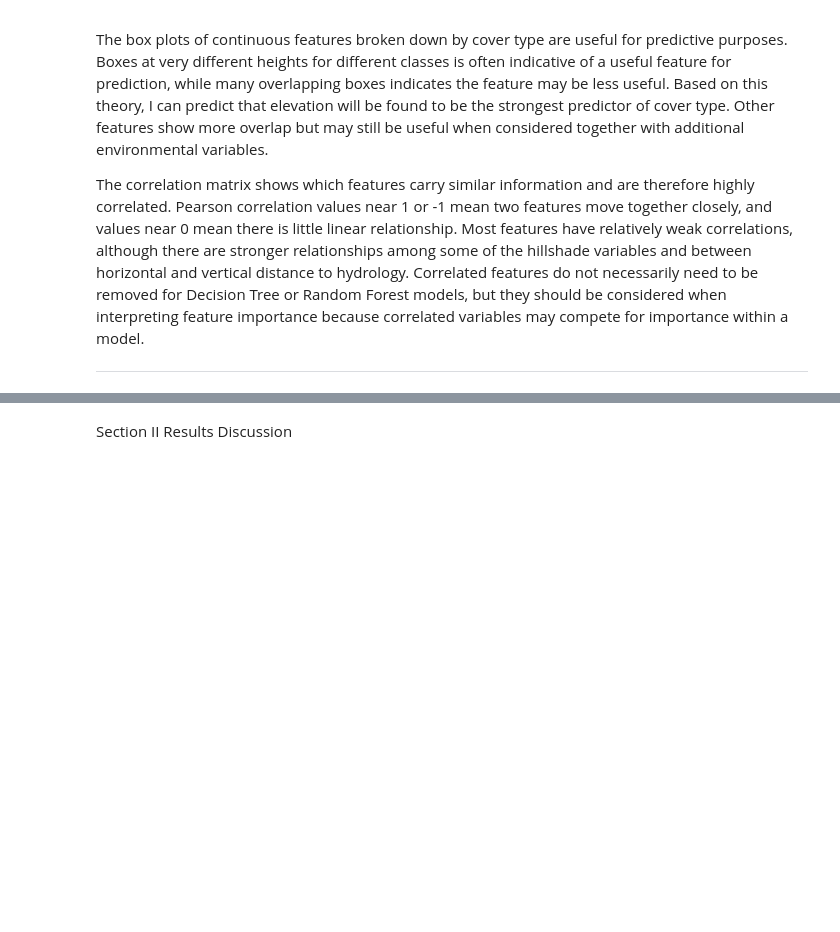
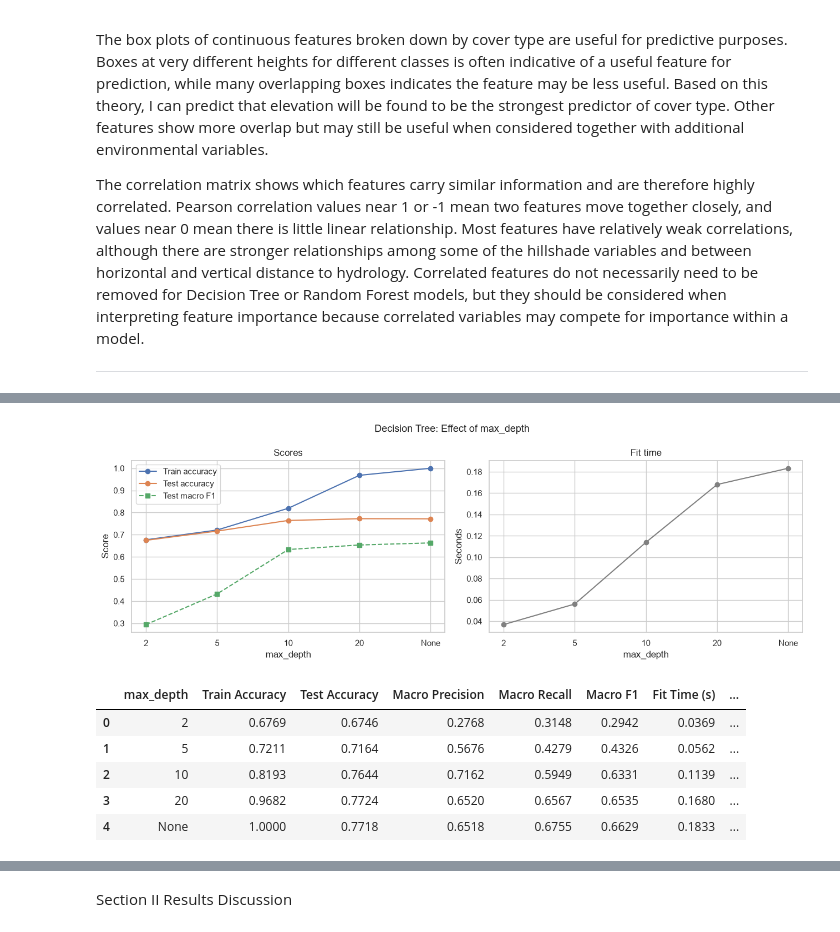
Before and after one commit to sgillihan/CSPB4622_Project1_Forest_Cover, a Jupyter notebook: Forest_Cover_Prediction_SGillihan.ipynb, the cells around one changed output, grey strips where cells are left out. Saved outputs shown, nothing was run; the diff lists cells and outputs as text; code cells hidden in the pictures; blank space fills up the shorter version.

```diff
--- a/Forest_Cover_Prediction_SGillihan.ipynb
+++ b/Forest_Cover_Prediction_SGillihan.ipynb
@@ -433,0 +613,22 @@ II A: Decision Tree (DT)
+# %%
+# Decision Tree sweep 1: max_depth
+
+# vary max_depth to see how it affects overfitting and underfitting
+dt_depth_values = [2, 5, 10, 20, None]
+
+dt_depth_sweep = run_sweep(
+    lambda d: DecisionTreeClassifier(max_depth=d, random_state=RANDOM_STATE),
+    "max_depth",
+    dt_depth_values,
+)
+
+plot_sweep(dt_depth_sweep, "max_depth", "Decision Tree: Effect of max_depth")
+dt_depth_sweep.round(4)
+# %% [output]
+[figure, added]
+|  | max_depth | Train Accuracy | Test Accuracy | Macro Precision | Macro Recall | Macro F1 | Fit Time (s) | ... |
+| 0 | 2 | 0.6769 | 0.6746 | 0.2768 | 0.3148 | 0.2942 | 0.0369 | ... |
+| 1 | 5 | 0.7211 | 0.7164 | 0.5676 | 0.4279 | 0.4326 | 0.0562 | ... |
+| 2 | 10 | 0.8193 | 0.7644 | 0.7162 | 0.5949 | 0.6331 | 0.1139 | ... |
+| 3 | 20 | 0.9682 | 0.7724 | 0.6520 | 0.6567 | 0.6535 | 0.1680 | ... |
+| 4 | None | 1.0000 | 0.7718 | 0.6518 | 0.6755 | 0.6629 | 0.1833 | ... |
```
Also changed, not shown: parts of 21 cells of this notebook.
